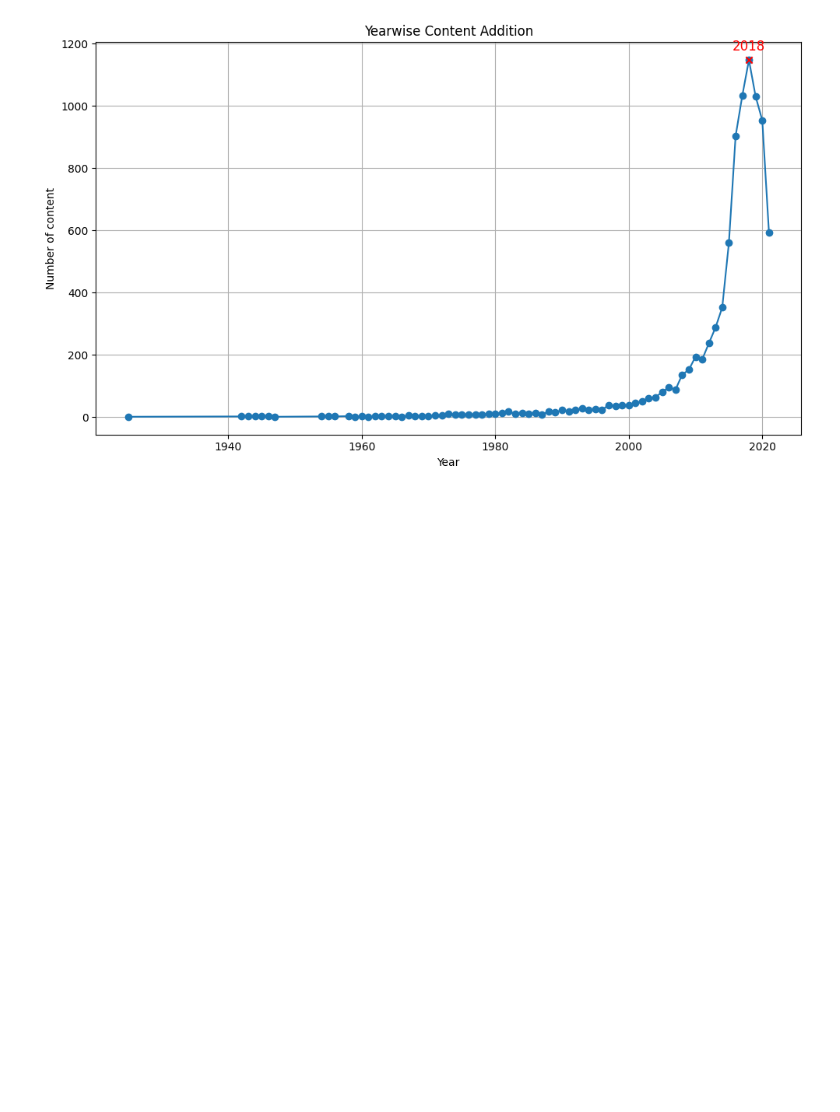
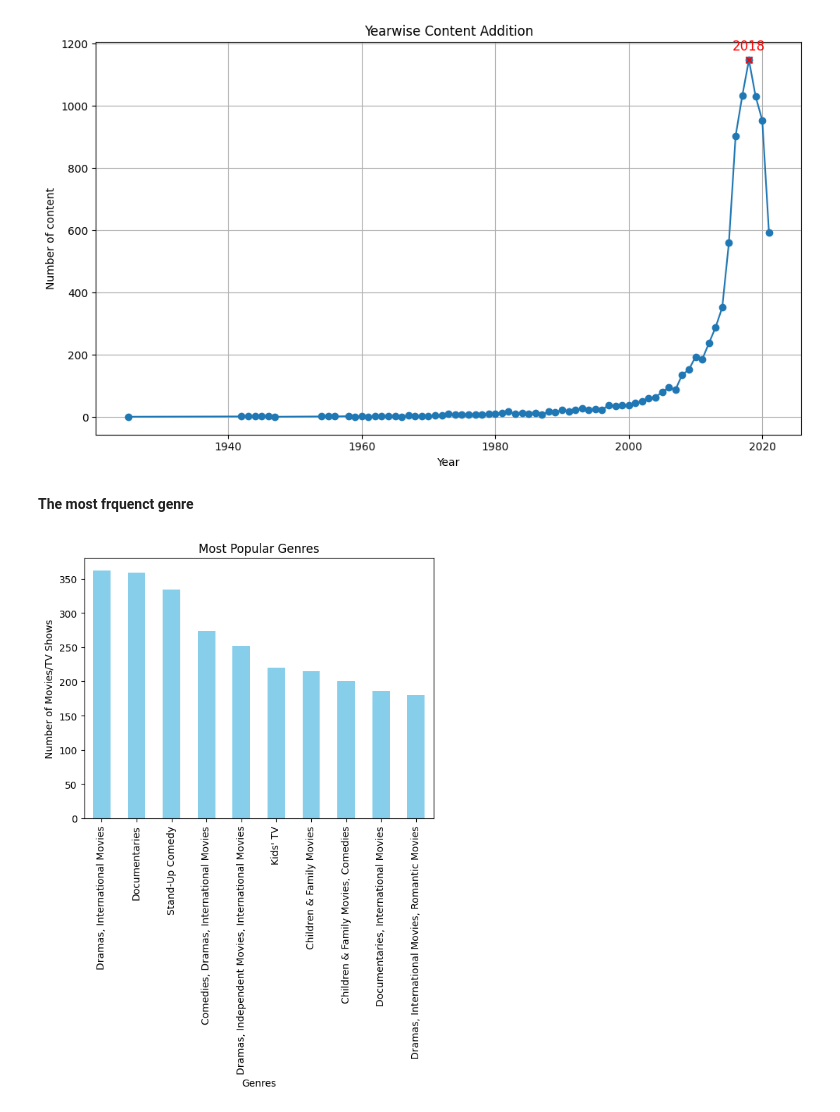
Before and after one commit to SmitaM91/Netflix-data-Analysis, a Jupyter notebook: Netflix_data_analysis.ipynb, the cells around one changed output. Cells and saved outputs as stored; diff of their text form; code cells hidden in the pictures; blank space fills up the shorter version.

```diff
--- a/Netflix_data_analysis.ipynb
+++ b/Netflix_data_analysis.ipynb
@@ -177,3 +216,14 @@ plt.tight_layout()
 plt.show()
 # %% [output]
 [figure]
+# %% [markdown]
+**The most frquenct genre**
+# %%
+top_10_genres = netflix['listed_in'].value_counts().head(10)  # Extract the top 10 genres
+top_10_genres.plot(kind='bar', color='skyblue')  # Plot the top 10 genres
+plt.title('Most Popular Genres')
+plt.xlabel('Genres')
+plt.ylabel('Number of Movies/TV Shows')
+plt.show()
+# %% [output]
+[figure, added]
```
Also changed, not shown: parts of 11 cells of this notebook.
